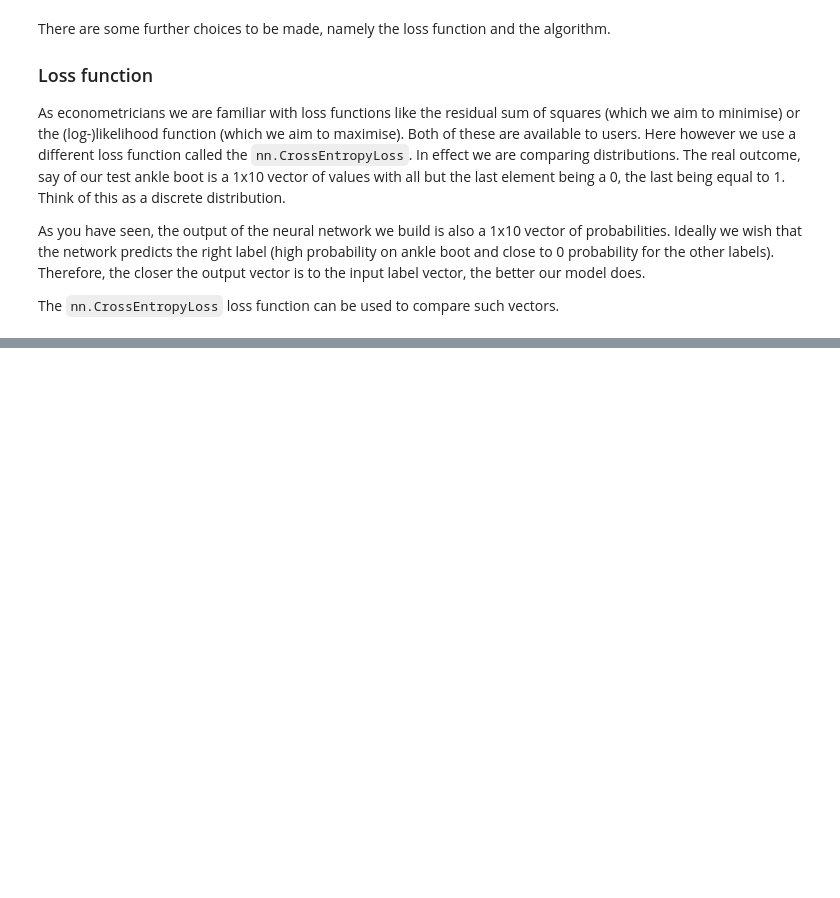
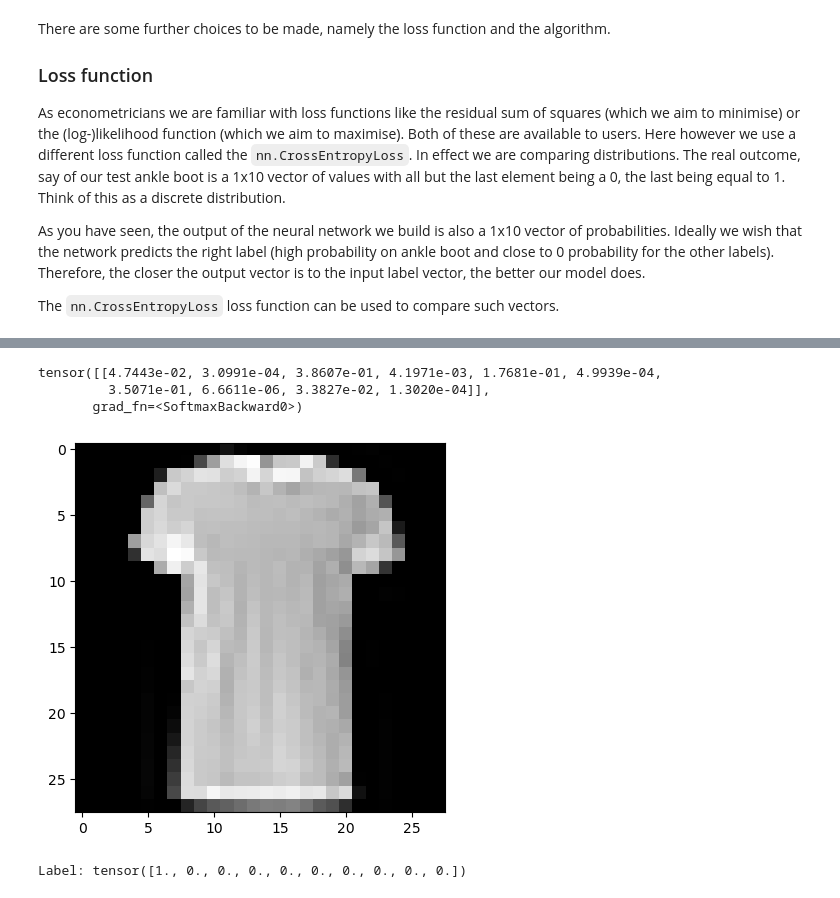
Before and after one commit to datasquad/MSc_EDS_Py, a Jupyter notebook: PyTorchTutorial.ipynb, the cells around one changed output, grey strips where cells are left out. Saved outputs shown, nothing was run; the diff lists cells and outputs as text; code cells hidden in the pictures; blank space fills up the shorter version.

```diff
--- a/PyTorchTutorial.ipynb
+++ b/PyTorchTutorial.ipynb
@@ -356,0 +429,17 @@ loss_fn = nn.CrossEntropyLoss()
+# %%
+logits = model(ds_test[15][0])
+pred_probab = nn.Softmax(dim=1)(logits)
+print(pred_probab)
+# %% [output]
+tensor([[4.7443e-02, 3.0991e-04, 3.8607e-01, 4.1971e-03, 1.7681e-01, 4.9939e-04,
+         3.5071e-01, 6.6611e-06, 3.3827e-02, 1.3020e-04]],
+       grad_fn=<SoftmaxBackward0>)
+# %%
+img, label = ds_train[15]
+img = img.squeeze()
+plt.imshow(img, cmap="gray")
+plt.show()
+print(f"Label: {label}")
+# %% [output]
+[figure, added]
+Label: tensor([1., 0., 0., 0., 0., 0., 0., 0., 0., 0.])
```
Also changed, not shown: parts of 5 cells of this notebook.
